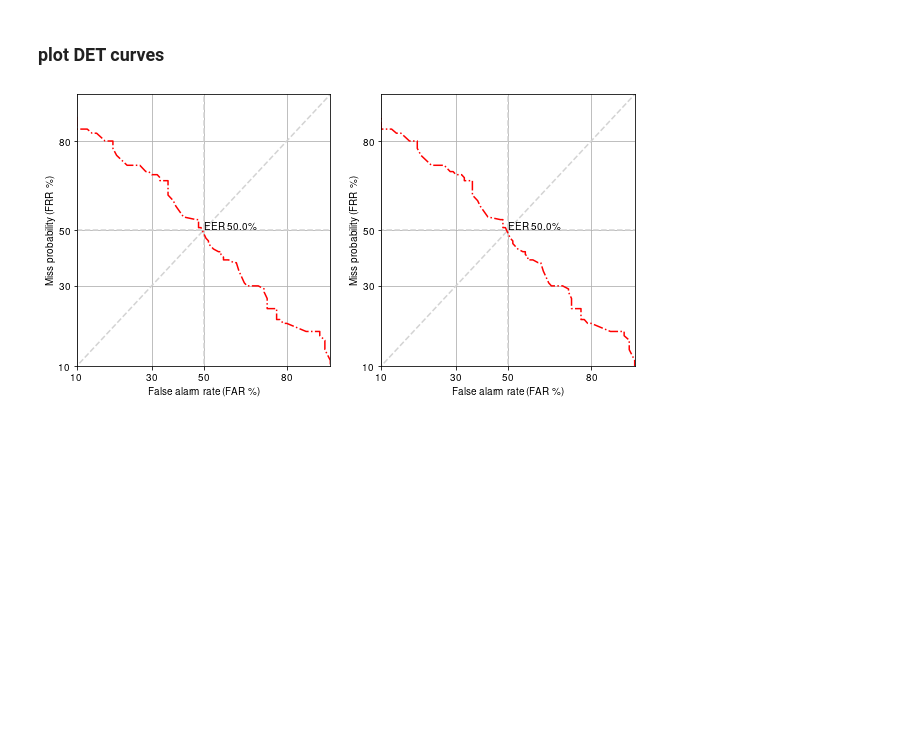
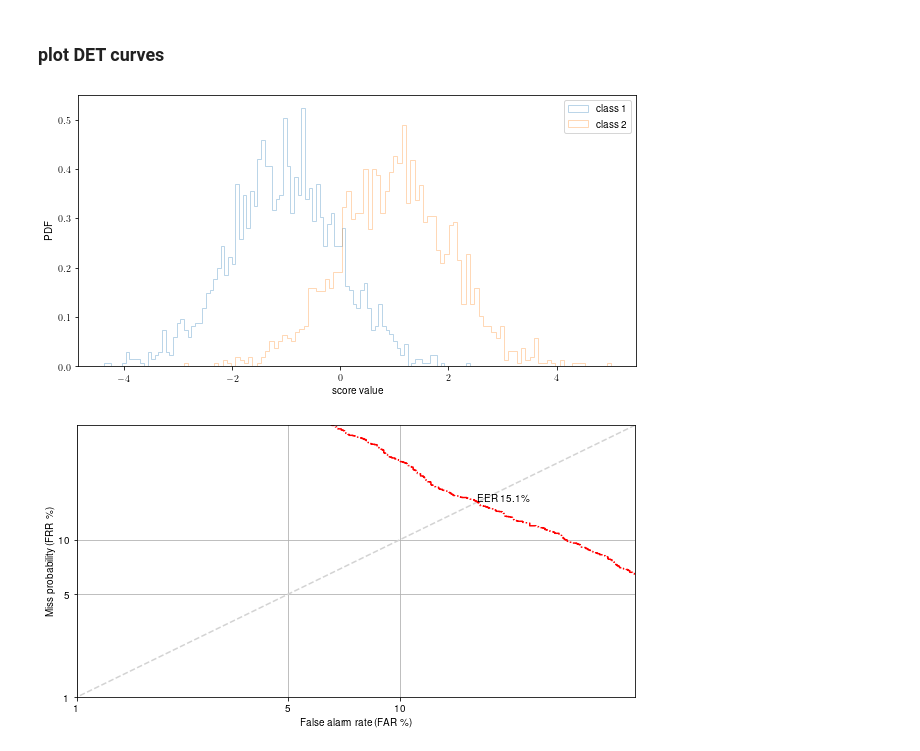
Before and after one commit to nii-yamagishilab/project-NN-Pytorch-scripts, a Jupyter notebook: tutorials/plot_tools/example.ipynb, the cells around one changed output. Drawn from its saved outputs; the diff is of its cells as text; code cells hidden in the pictures; blank space fills up the shorter version.

```diff
--- a/tutorials/plot_tools/example.ipynb
+++ b/tutorials/plot_tools/example.ipynb
@@ -72,18 +72,68 @@ fig, axis = plot_API.plot_API(data, plot_lib.plot_scatter, 'single', config)
 [figure]
 # %% [markdown]
 ### plot DET curves
-# %%
-data = np.ceil(np.random.rand(100, 2) * 100) / 100
-x = data[:, 0]
-y = data[:, 1]
-x.sort()
-y.sort()
-config = {"xticks": [0.1, 0.3, 0.5, 0.8],
-          "yticks": [0.1, 0.3, 0.5, 0.8],
-          "xlim": (0.1, 0.9),
-          "ylim": (0.1, 0.9),
-          "plot_det": {"linestyle": "-.", "color":"r"},
-          "eer": True}
-fig, axis = plot_API.plot_API([[1-x, y], [1-x, y]], plot_lib.plot_det, 'h', config)
-# %% [output]
-[figure, removed]
+# %%
+# create distributions of for two scores
+
+score_class_1 = np.random.standard_normal(2000) - 1
+score_class_2 = np.random.standard_normal(2000) + 1
+
+# plot score histogram
+config = {"xlabel": "score value",
+          "ylabel": "PDF",
+          "plot_hist": {"bins": 100, "density": True, "histtype": "step", "alpha":0.3},
+          "legend": {'labels': ['class 1', 'class 2']}}
+
+fig, axis = plot_API.plot_API([score_class_1, score_class_2], plot_lib.plot_hist, 'single', config)
+
+# compute FAR and FRR
+# We need this function from https://www.asvspoof.org/asvspoof2019/tDCF_python_v1.zip / eval_metrics.py
+#  it is also available in ../../sandbox/eval_asvspoof.py
+def compute_det_curve(target_scores, nontarget_scores):
+    """ frr, far, thresholds = compute_det_curve(target_scores, nontarget_scores)
+    input
+    -----
+      target_scores: np.array, scores of target class
+      nontarget_scores: np.array, scores of non-target class
+
+    output
+    ------
+      frr: np.array, false rejection rate for each operating point
+      far: np.array, false acceptable rate for each operating point
+      thresholds: np.array, operating points
+    """
+    n_scores = target_scores.size + nontarget_scores.size
+    all_scores = np.concatenate((target_scores, nontarget_scores))
+    labels = np.concatenate((np.ones(target_scores.size),
+                             np.zeros(nontarget_scores.size)))
+
+    # Sort labels based on scores
+    indices = np.argsort(all_scores, kind='mergesort')
+    labels = labels[indices]
+
+    # Compute false rejection and false acceptance rates
+    tar_trial_sums = np.cumsum(labels)
+    nontarget_trial_sums = (nontarget_scores.size -
+                            (np.arange(1, n_scores + 1) - tar_trial_sums))
+
+    frr = np.concatenate((np.atleast_1d(0), tar_trial_sums/target_scores.size))
+    # false rejection rates
+    far = np.concatenate((np.atleast_1d(1),
+                          nontarget_trial_sums / nontarget_scores.size))
+    # false acceptance rates
+    thresholds = np.concatenate((np.atleast_1d(all_scores[indices[0]] - 0.001),
+                                 all_scores[indices]))
+    # Thresholds are the sorted scores
+    return frr, far, thresholds
+
+# compute frr and far
+frr, far, thresholds = compute_det_curve(score_class_2, score_class_1)
+
+config = {"xticks": [0.01, 0.05, 0.1], "yticks": [0.01, 0.05, 0.1],
+          "xlim": (0.01, 0.3), "ylim": (0.01, 0.3),
+          "plot_det": {"linestyle": "-.", "color":"r"}, "eer": True}
+
+fig, axis = plot_API.plot_API([[frr, far]], plot_lib.plot_det, 'single', config)
+# %% [output]
+[figure, added]
+[figure, added]
```
Also changed, not shown: 3 other files.
